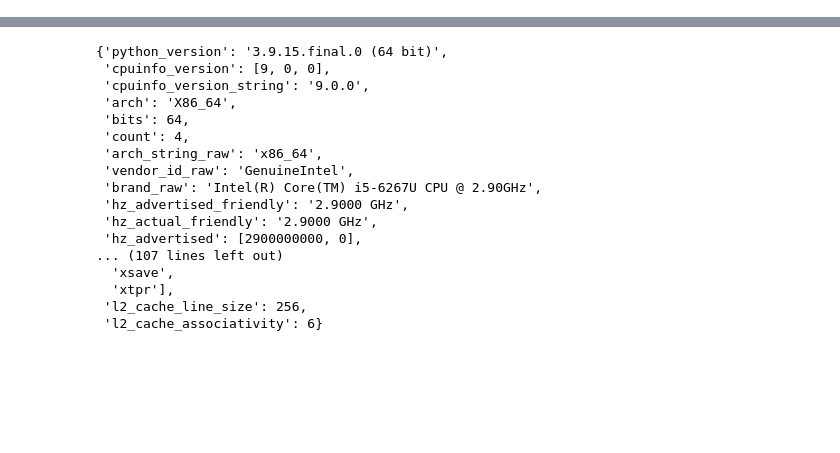
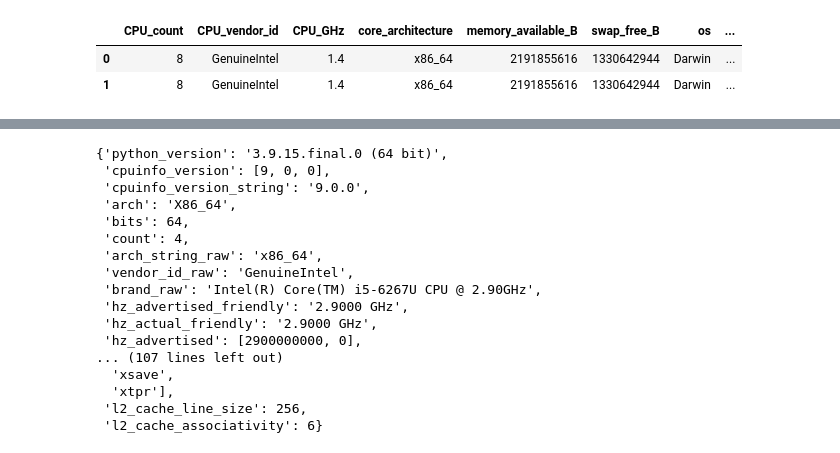
Before and after one commit to wesleymth/LauzHack-2022-energy, a Jupyter notebook: notebook_emma.ipynb, the cells around one changed output, grey strips where cells are left out. Cells and saved outputs as stored; diff of their text form; code cells hidden in the pictures; blank space fills up the shorter version.

Commit message:
first data gen (bad)

```diff
--- a/notebook_emma.ipynb
+++ b/notebook_emma.ipynb
@@ -16,3 +26,9 @@ data
+# %%
+data
+# %% [output]
+|  | CPU_count | CPU_vendor_id | CPU_GHz | core_architecture | memory_available_B | swap_free_B | os | ... |
+| 0 | 8 | GenuineIntel | 1.4 | x86_64 | 2191855616 | 1330642944 | Darwin | ... |
+| 1 | 8 | GenuineIntel | 1.4 | x86_64 | 2191855616 | 1330642944 | Darwin | ... |
 # %%
 df = pd.read_csv("intel_power_gadget_log.csv")
 df
```
Also changed, not shown: parts of 1 cell of this notebook, 2 other files.
